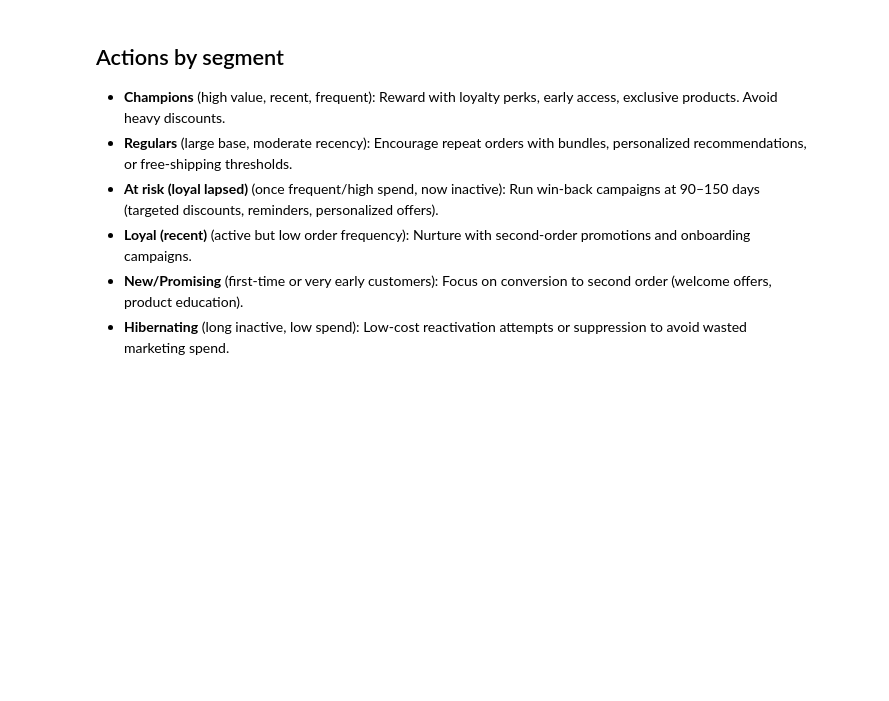
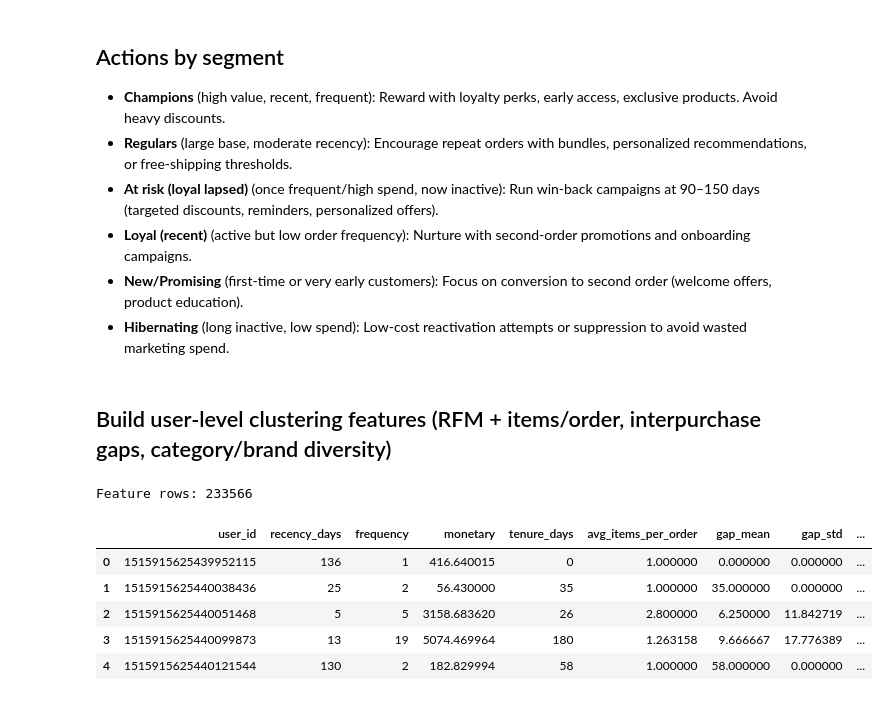
Before and after one commit to ayan978/Customer-Retention-Analysis-and-RFM-Segmentation-in-E-commerce, a Jupyter notebook: notebooks/customer_retention_rfm_segmentation.ipynb, the cells around one changed output. Saved outputs shown, nothing was run; the diff lists cells and outputs as text; code cells hidden in the pictures; blank space fills up the shorter version.

```diff
--- a/notebooks/customer_retention_rfm_segmentation.ipynb
+++ b/notebooks/customer_retention_rfm_segmentation.ipynb
@@ -778,3 +783,53 @@ seg_kpis.round({"revenue":2,"revenue_share_pct":2,"aov_median":2})
 - **Loyal (recent)** (active but low order frequency): Nurture with second-order promotions and onboarding campaigns.
 - **New/Promising** (first-time or very early customers): Focus on conversion to second order (welcome offers, product education).
 - **Hibernating** (long inactive, low spend): Low-cost reactivation attempts or suppression to avoid wasted marketing spend.
+# %% [markdown]
+## Build user-level clustering features (RFM + items/order, interpurchase gaps, category/brand diversity)
+# %%
+# Base: RFM + tenure
+feat = users[["user_id", "recency_days", "frequency", "monetary", "tenure_days"]].copy()
+
+#  Items per order (average basket size)
+user_items = (
+    orders.groupby("user_id")["items"]
+          .mean()
+          .rename("avg_items_per_order")
+)
+feat = feat.merge(user_items, on="user_id", how="left")
+
+# Interpurchase gaps (days): mean & std, warning-free
+ord_sorted = orders.sort_values(["user_id", "order_dt"]).copy()
+gaps_days  = ord_sorted.groupby("user_id")["order_dt"].diff().dt.days  # Series aligned to ord_sorted
+
+gaps = (
+    gaps_days.groupby(ord_sorted["user_id"]).agg(gap_mean="mean", gap_std="std")
+             .reset_index()
+)
+feat = feat.merge(gaps, on="user_id", how="left")
+
+# Category/brand diversity (line-item view)
+diversity = (
+    df_uid.groupby("user_id").agg(
+        unique_categories=("category_code", "nunique"),
+        unique_brands=("brand", "nunique")
+    )
+    .reset_index()
+)
+feat = feat.merge(diversity, on="user_id", how="left")
+
+# Final tidy-up: fill NaNs created by single-order users / missing labels
+feat[["avg_items_per_order", "gap_mean", "gap_std", "unique_categories", "unique_brands"]] = (
+    feat[["avg_items_per_order", "gap_mean", "gap_std", "unique_categories", "unique_brands"]]
+    .fillna(0)
+)
+
+print("Feature rows:", len(feat))
+feat.head()
+# %% [output]
+Feature rows: 233566
+|  | user_id | recency_days | frequency | monetary | tenure_days | avg_items_per_order | gap_mean | gap_std | ... |
+| 0 | 1515915625439952115 | 136 | 1 | 416.640015 | 0 | 1.000000 | 0.000000 | 0.000000 | ... |
+| 1 | 1515915625440038436 | 25 | 2 | 56.430000 | 35 | 1.000000 | 35.000000 | 0.000000 | ... |
+| 2 | 1515915625440051468 | 5 | 5 | 3158.683620 | 26 | 2.800000 | 6.250000 | 11.842719 | ... |
+| 3 | 1515915625440099873 | 13 | 19 | 5074.469964 | 180 | 1.263158 | 9.666667 | 17.776389 | ... |
+| 4 | 1515915625440121544 | 130 | 2 | 182.829994 | 58 | 1.000000 | 58.000000 | 0.000000 | ... |
```
Also changed, not shown: parts of 16 cells of this notebook.
